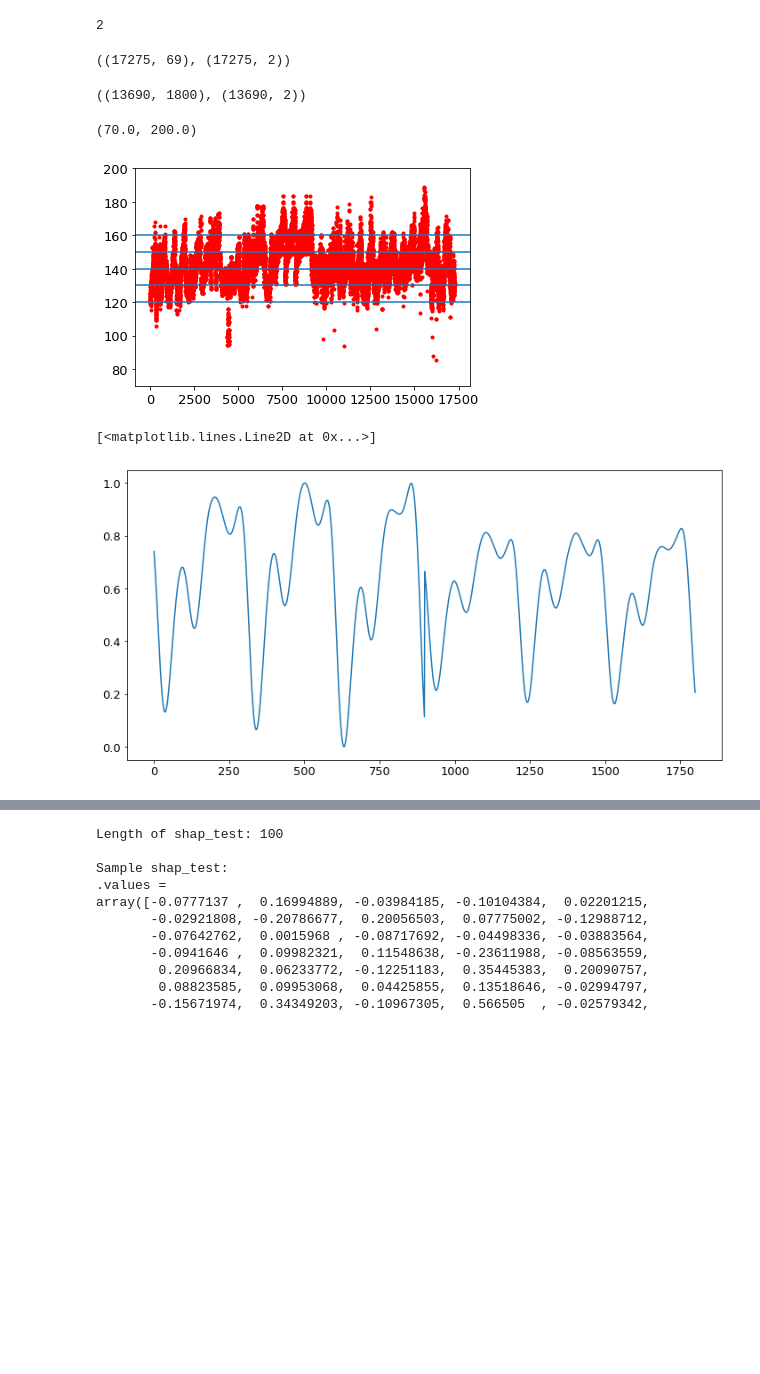
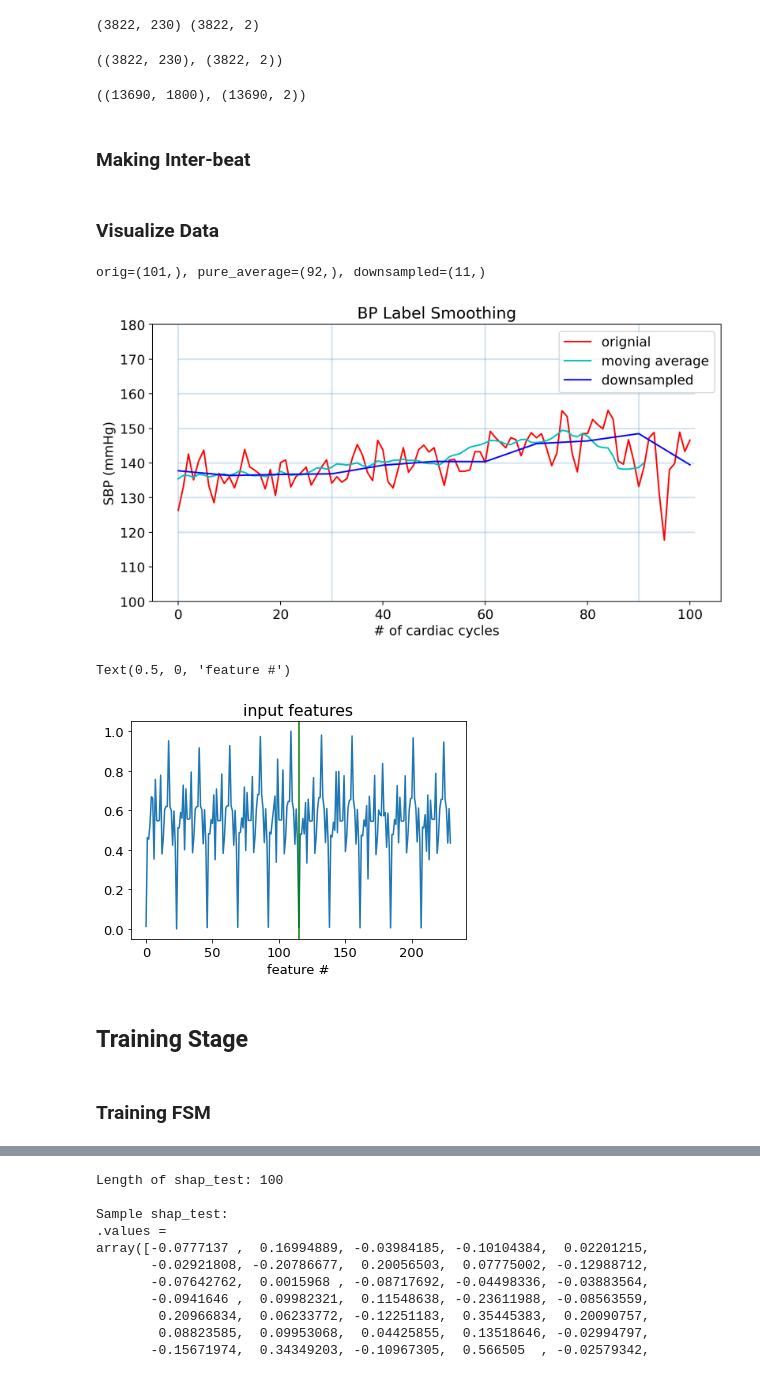
Before and after one commit to Innoversa/subject_variance_analysis, a Jupyter notebook: bin_classification.ipynb, the cells around one changed output, grey strips where cells are left out. Drawn from its saved outputs; the diff is of its cells as text; code cells hidden in the pictures; blank space fills up the shorter version.

```diff
--- a/bin_classification.ipynb
+++ b/bin_classification.ipynb
@@ -195,15 +298,15 @@ y = y[-3000:]
-# %%
-len(y.shape)
-# %% [output]
-2
 # %%
 X = np.load('batched_data/X_file 75A Morph.npy')
 y = np.load('batched_data/y_file 75A Morph.npy')
+print(X.shape, y.shape)
+# X=X[:1000]
+# y=y[:1000]
 mm = MinMaxScaler()
 X = mm.fit_transform(X)
 X.shape, y.shape
 # %% [output]
-((17275, 69), (17275, 2))
+(3822, 230) (3822, 2)
+((3822, 230), (3822, 2))
 # %%
 X = np.load('batched_data/X_file 75E.npy')
 y = np.load('batched_data/y_file 75E.npy')
@@ -215,22 +318,43 @@ X = mm.fit_transform(X)
 X.shape, y.shape
 # %% [output]
 ((13690, 1800), (13690, 2))
+# %% [markdown]
+### Making Inter-beat
+# %% [markdown]
+### Visualize Data
 # %%
-plt.plot(y[:,0],'r.')
-plt.axhline(y=120)
-plt.axhline(y=130)
-plt.axhline(y=140)
-plt.axhline(y=150)
-plt.axhline(y=160)
-plt.ylim([70, 200])
+period=10
+plt.figure(figsize=(10, 5), dpi=200)
+y_og=y[:,0]
+y_pa=label_pure_average(y[:,0], window_size=period)
+y_ds=scipy.signal.resample(y[:,0], len(y[:,0])//period+1)
+plt.plot(y_og,'r', label='orignial')
+plt.plot(y_pa, 'c', label='moving average')
+plt.plot(np.arange(0, len(y_og)+1, period), y_ds,'b', label='downsampled')
+# plt.plot(np.arange(0, len(y[:,0]), 30), y[np.arange(0, len(y[:,0]), 30),0],'k', label='other_one')
+plt.vlines(np.arange(0, len(y[:,0])+1, 30), ymin=100, ymax=180, alpha=0.2)
+plt.hlines(np.arange(120, 171, 10), xmin=0, xmax=len(y[:,0]), alpha=0.2)
+plt.ylim([100, 180])
+plt.ylabel('SBP (mmHg)')
+plt.xlabel('# of cardiac cycles')
+plt.legend()
+plt.title('BP Label Smoothing')
+print(f'orig={y_og.shape}, pure_average={y_pa.shape}, downsampled={y_ds.shape}')
 # %% [output]
-(70.0, 200.0)
+orig=(101,), pure_average=(92,), downsampled=(11,)
-[figure, old version]
+[figure, new version]
 # %%
 mm = MinMaxScaler()
-te = mm.fit_transform(X[0,:].reshape(-1,1))
+te = mm.fit_transform(X[100,:].reshape(-1,1))
 plt.plot(te)
+plt.axvline(x=len(te)//2, color='g')
+plt.title('input features')
+plt.xlabel('feature #')
 # %% [output]
-[<matplotlib.lines.Line2D at 0x...>]
+Text(0.5, 0, 'feature #')
-[figure, old version]
+[figure, new version]
+# %% [markdown]
+## Training Stage
+# %% [markdown]
+### Training FSM
 # %%
```
Also changed, not shown: parts of 50 cells of this notebook, 5 other files.
